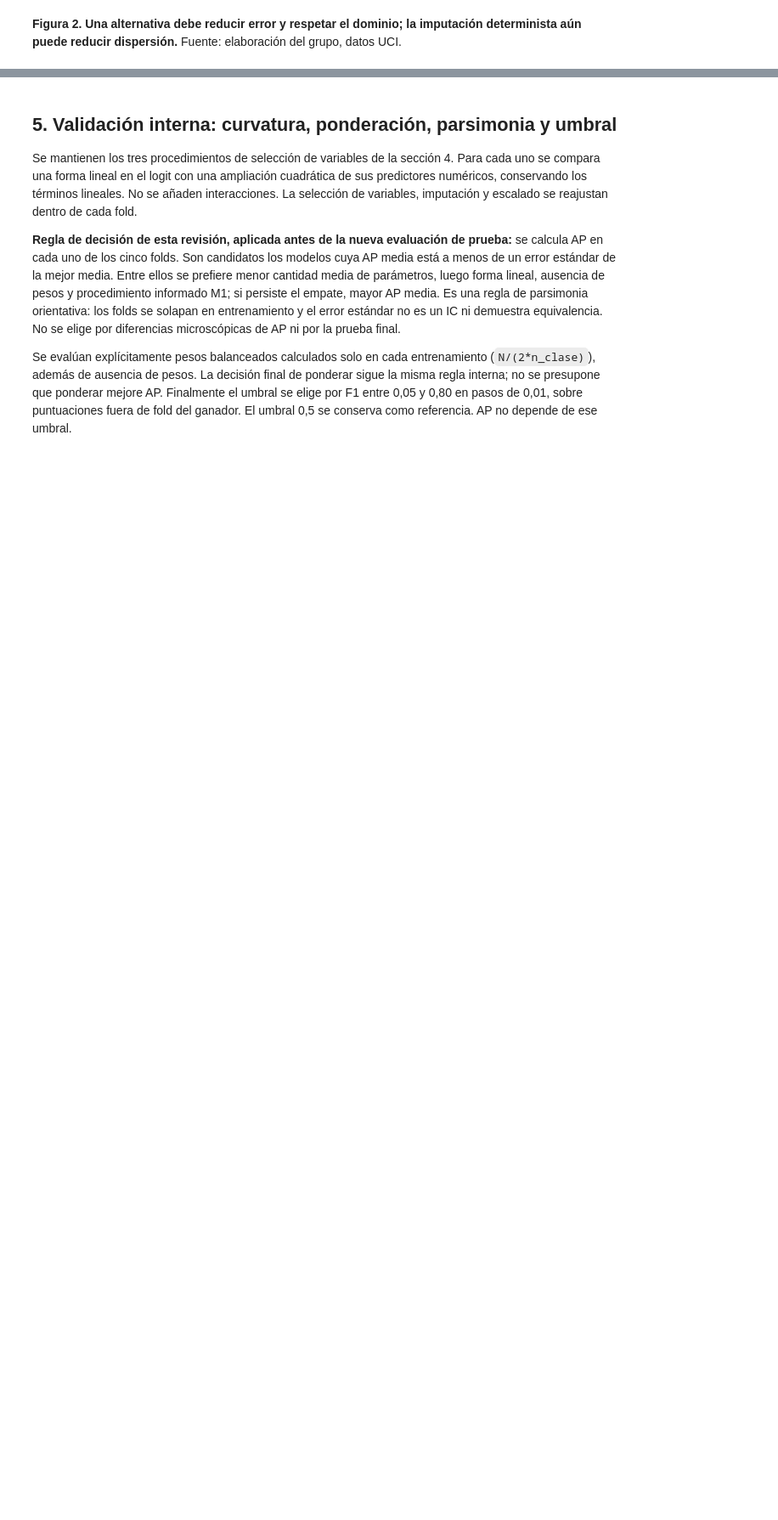
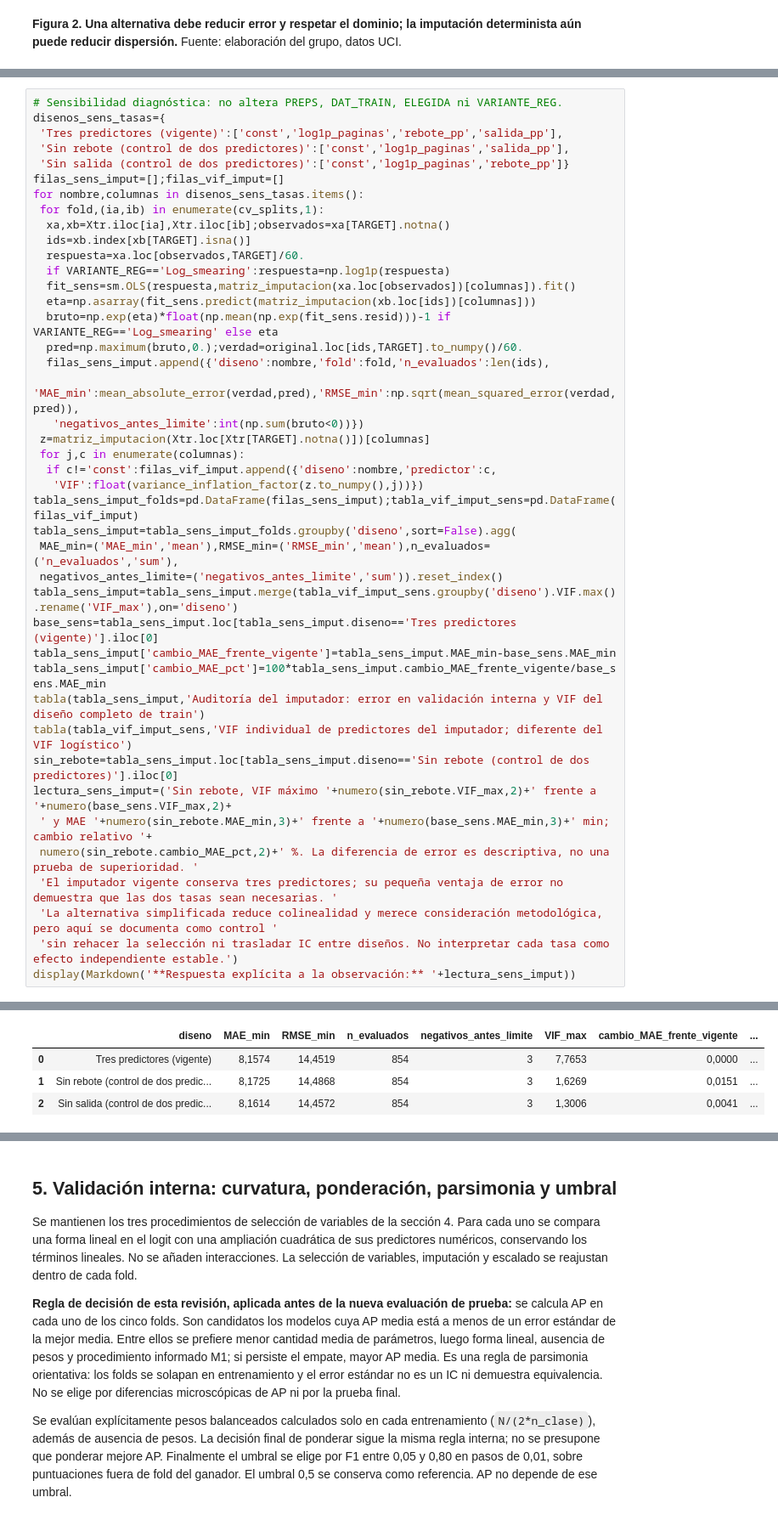
Before and after one commit to RenzoVilchez02/proyectoGrupo2, a Jupyter notebook: S3/Modelamiento_Integrado.ipynb, the cells around one changed output, grey strips where cells are left out. Shown at 85% size. Saved outputs shown, nothing was run; the diff lists cells and outputs as text; blank space fills up the shorter version.

```diff
--- a/S3/Modelamiento_Integrado.ipynb
+++ b/S3/Modelamiento_Integrado.ipynb
@@ -557,0 +578,43 @@ figura('Una alternativa debe reducir error y respetar el dominio; la imputación
+# %%
+# Sensibilidad diagnóstica: no altera PREPS, DAT_TRAIN, ELEGIDA ni VARIANTE_REG.
+disenos_sens_tasas={
+ 'Tres predictores (vigente)':['const','log1p_paginas','rebote_pp','salida_pp'],
+ 'Sin rebote (control de dos predictores)':['const','log1p_paginas','salida_pp'],
+ 'Sin salida (control de dos predictores)':['const','log1p_paginas','rebote_pp']}
+filas_sens_imput=[];filas_vif_imput=[]
+for nombre,columnas in disenos_sens_tasas.items():
+ for fold,(ia,ib) in enumerate(cv_splits,1):
+  xa,xb=Xtr.iloc[ia],Xtr.iloc[ib];observados=xa[TARGET].notna()
+  ids=xb.index[xb[TARGET].isna()]
+  respuesta=xa.loc[observados,TARGET]/60.
+  if VARIANTE_REG=='Log_smearing':respuesta=np.log1p(respuesta)
+  fit_sens=sm.OLS(respuesta,matriz_imputacion(xa.loc[observados])[columnas]).fit()
+  eta=np.asarray(fit_sens.predict(matriz_imputacion(xb.loc[ids])[columnas]))
+  bruto=np.exp(eta)*float(np.mean(np.exp(fit_sens.resid)))-1 if VARIANTE_REG=='Log_smearing' else eta
+  pred=np.maximum(bruto,0.);verdad=original.loc[ids,TARGET].to_numpy()/60.
+  filas_sens_imput.append({'diseno':nombre,'fold':fold,'n_evaluados':len(ids),
+   'MAE_min':mean_absolute_error(verdad,pred),'RMSE_min':np.sqrt(mean_squared_error(verdad,pred)),
+   'negativos_antes_limite':int(np.sum(bruto<0))})
+ z=matriz_imputacion(Xtr.loc[Xtr[TARGET].notna()])[columnas]
+ for j,c in enumerate(columnas):
+  if c!='const':filas_vif_imput.append({'diseno':nombre,'predictor':c,
+   'VIF':float(variance_inflation_factor(z.to_numpy(),j))})
+tabla_sens_imput_folds=pd.DataFrame(filas_sens_imput);tabla_vif_imput_sens=pd.DataFrame(filas_vif_imput)
+tabla_sens_imput=tabla_sens_imput_folds.groupby('diseno',sort=False).agg(
+ MAE_min=('MAE_min','mean'),RMSE_min=('RMSE_min','mean'),n_evaluados=('n_evaluados','sum'),
+ negativos_antes_limite=('negativos_antes_limite','sum')).reset_index()
+tabla_sens_imput=tabla_sens_imput.merge(tabla_vif_imput_sens.groupby('diseno').VIF.max().rename('VIF_max'),on='diseno')
+base_sens=tabla_sens_imput.loc[tabla_sens_imput.diseno=='Tres predictores (vigente)'].iloc[0]
+tabla_sens_imput['cambio_MAE_frente_vigente']=tabla_sens_imput.MAE_min-base_sens.MAE_min
+tabla_sens_imput['cambio_MAE_pct']=100*tabla_sens_imput.cambio_MAE_frente_vigente/base_sens.MAE_min
+tabla(tabla_sens_imput,'Auditoría del imputador: error en validación interna y VIF del diseño completo de train')
+tabla(tabla_vif_imput_sens,'VIF individual de predictores del imputador; diferente del VIF logístico')
+sin_rebote=tabla_sens_imput.loc[tabla_sens_imput.diseno=='Sin rebote (control de dos predictores)'].iloc[0]
+lectura_sens_imput=('Sin rebote, VIF máximo '+numero(sin_rebote.VIF_max,2)+' frente a '+numero(base_sens.VIF_max,2)+
+ ' y MAE '+numero(sin_rebote.MAE_min,3)+' frente a '+numero(base_sens.MAE_min,3)+' min; cambio relativo '+
+ numero(sin_rebote.cambio_MAE_pct,2)+' %. La diferencia de error es descriptiva, no una prueba de superioridad. '
+ 'El imputador vigente conserva tres predictores; su pequeña ventaja de error no demuestra que las dos tasas sean necesarias. '
+ 'La alternativa simplificada reduce colinealidad y merece consideración metodológica, pero aquí se documenta como control '
+ 'sin rehacer la selección ni trasladar IC entre diseños. No interpretar cada tasa como efecto independiente estable.')
+display(Markdown('**Respuesta explícita a la observación:** '+lectura_sens_imput))
+# %% [output]
@@ -557,0 +622,4 @@ figura('Una alternativa debe reducir error y respetar el dominio; la imputación
+|  | diseno | MAE_min | RMSE_min | n_evaluados | negativos_antes_limite | VIF_max | cambio_MAE_frente_vigente | ... |
+| 0 | Tres predictores (vigente) | 8,1574 | 14,4519 | 854 | 3 | 7,7653 | 0,0000 | ... |
+| 1 | Sin rebote (control de dos predic... | 8,1725 | 14,4868 | 854 | 3 | 1,6269 | 0,0151 | ... |
+| 2 | Sin salida (control de dos predic... | 8,1614 | 14,4572 | 854 | 3 | 1,3006 | 0,0041 | ... |
```
Also changed, not shown: parts of 19 cells of this notebook, 2 other files.
